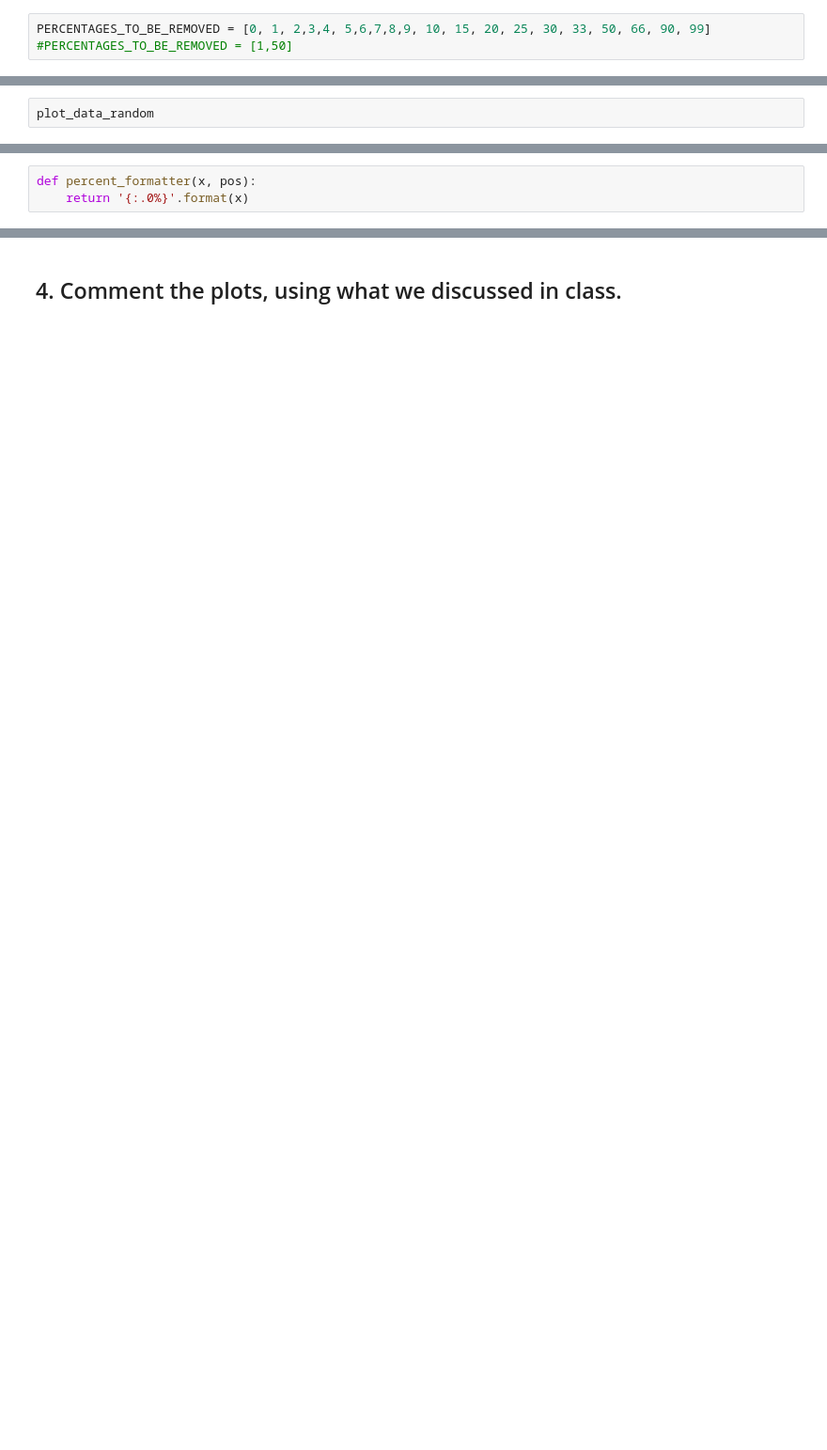
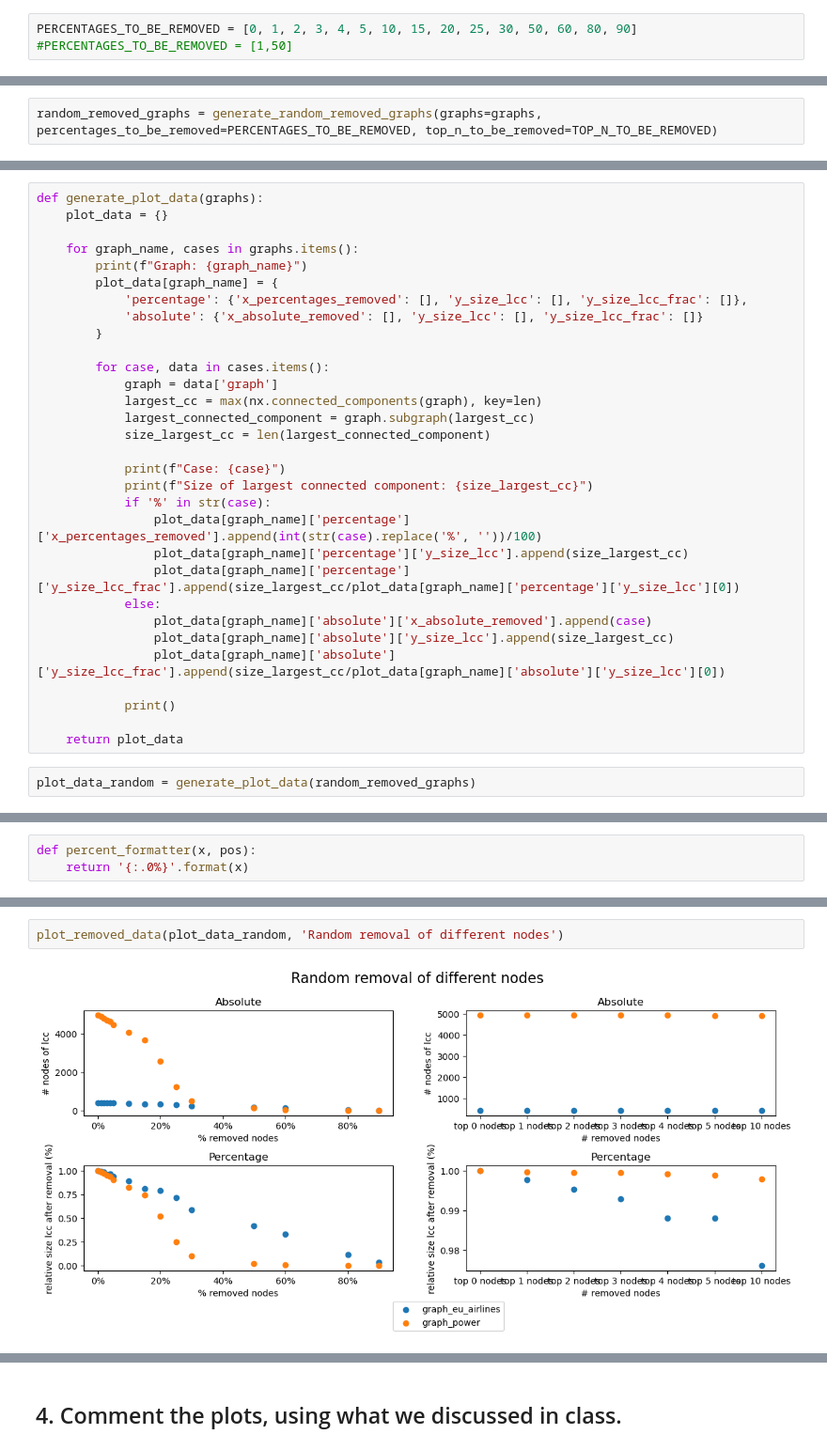
Before and after one commit to HuberNicolas/network-science-uzh, a Jupyter notebook: assignment-3/Assignment_03.ipynb, the cells around one changed output, grey strips where cells are left out. Shown: that part at 94% size. Drawn from its saved outputs; the diff is of its cells as text; blank space fills up the shorter version.

```diff
--- a/assignment-3/Assignment_03.ipynb
+++ b/assignment-3/Assignment_03.ipynb
@@ -434,7 +434,7 @@ def remove_random_percentage_nodes(graph, percentage):
 
     return remove_random_nodes(graph, num_to_remove)
 # %%
-PERCENTAGES_TO_BE_REMOVED = [0, 1, 2,3,4, 5,6,7,8,9, 10, 15, 20, 25, 30, 33, 50, 66, 90, 99]
+PERCENTAGES_TO_BE_REMOVED = [0, 1, 2, 3, 4, 5, 10, 15, 20, 25, 30, 50, 60, 80, 90]
 #PERCENTAGES_TO_BE_REMOVED = [1,50]
 # %%
 TOP_N_TO_BE_REMOVED = [0,1,2,3,4,5,10]
@@ -489,0 +474,2 @@ Removed Nodes: 10
+# %%
+random_removed_graphs = generate_random_removed_graphs(graphs=graphs, percentages_to_be_removed=PERCENTAGES_TO_BE_REMOVED, top_n_to_be_removed=TOP_N_TO_BE_REMOVED)
@@ -693,3 +662,34 @@ Size of largest connected component: 4920
+# %%
+def generate_plot_data(graphs):
+    plot_data = {}
+
+    for graph_name, cases in graphs.items():
+        print(f"Graph: {graph_name}")
+        plot_data[graph_name] = {
+            'percentage': {'x_percentages_removed': [], 'y_size_lcc': [], 'y_size_lcc_frac': []},
+            'absolute': {'x_absolute_removed': [], 'y_size_lcc': [], 'y_size_lcc_frac': []}
+        }
+
+        for case, data in cases.items():
+            graph = data['graph']
+            largest_cc = max(nx.connected_components(graph), key=len)
+            largest_connected_component = graph.subgraph(largest_cc)
+            size_largest_cc = len(largest_connected_component)
+
+            print(f"Case: {case}")
+            print(f"Size of largest connected component: {size_largest_cc}")
+            if '%' in str(case):
+                plot_data[graph_name]['percentage']['x_percentages_removed'].append(int(str(case).replace('%', ''))/100)
+                plot_data[graph_name]['percentage']['y_size_lcc'].append(size_largest_cc)
+                plot_data[graph_name]['percentage']['y_size_lcc_frac'].append(size_largest_cc/plot_data[graph_name]['percentage']['y_size_lcc'][0])
+            else:
+                plot_data[graph_name]['absolute']['x_absolute_removed'].append(case)
+                plot_data[graph_name]['absolute']['y_size_lcc'].append(size_largest_cc)
+                plot_data[graph_name]['absolute']['y_size_lcc_frac'].append(size_largest_cc/plot_data[graph_name]['absolute']['y_size_lcc'][0])
+
+            print()
+
+    return plot_data
 # %%
-plot_data_random
+plot_data_random = generate_plot_data(random_removed_graphs)
 # %% [output]
@@ -772 +789,5 @@ plt.show()
+# %%
+plot_removed_data(plot_data_random, 'Random removal of different nodes')
+# %% [output]
+[figure, added]
 # %%
```
Also changed, not shown: parts of 20 cells of this notebook.
